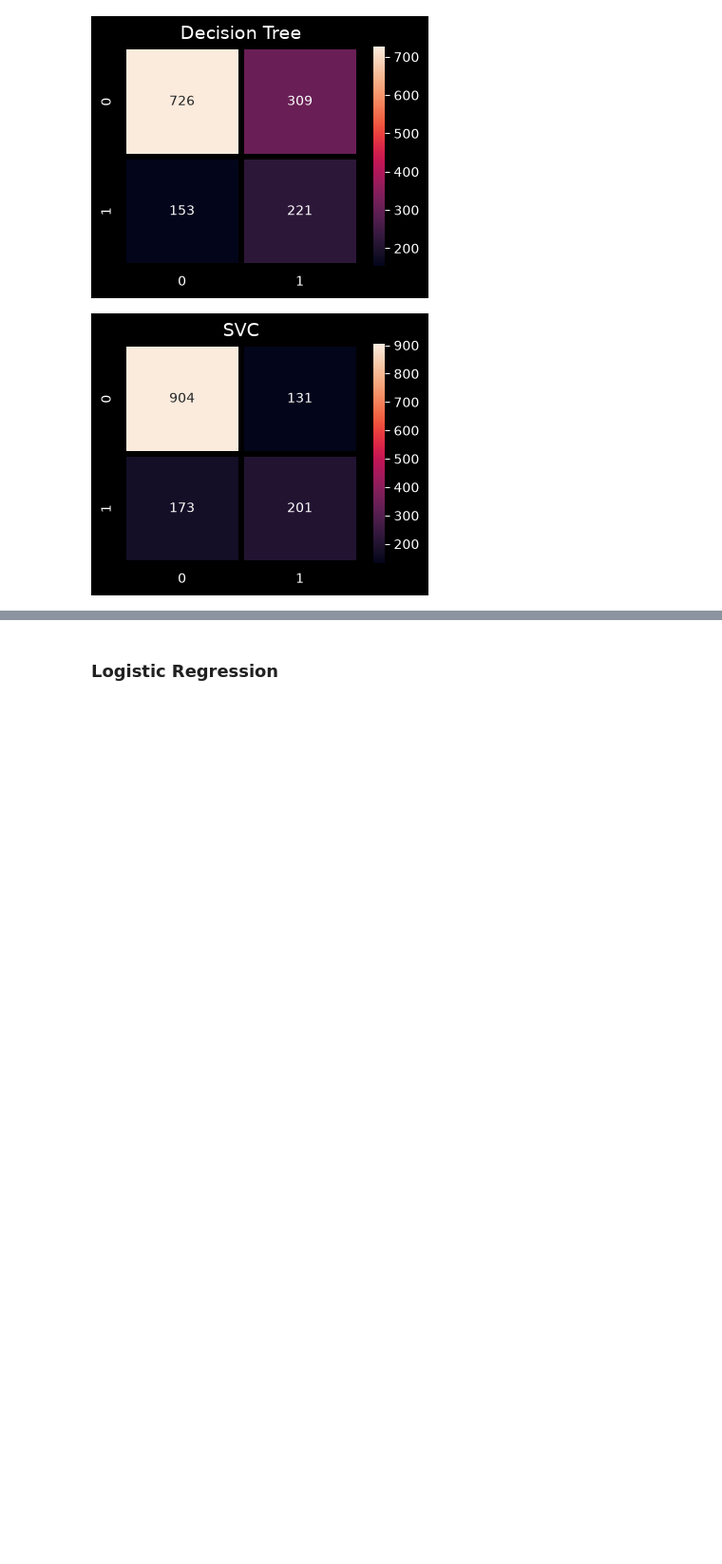
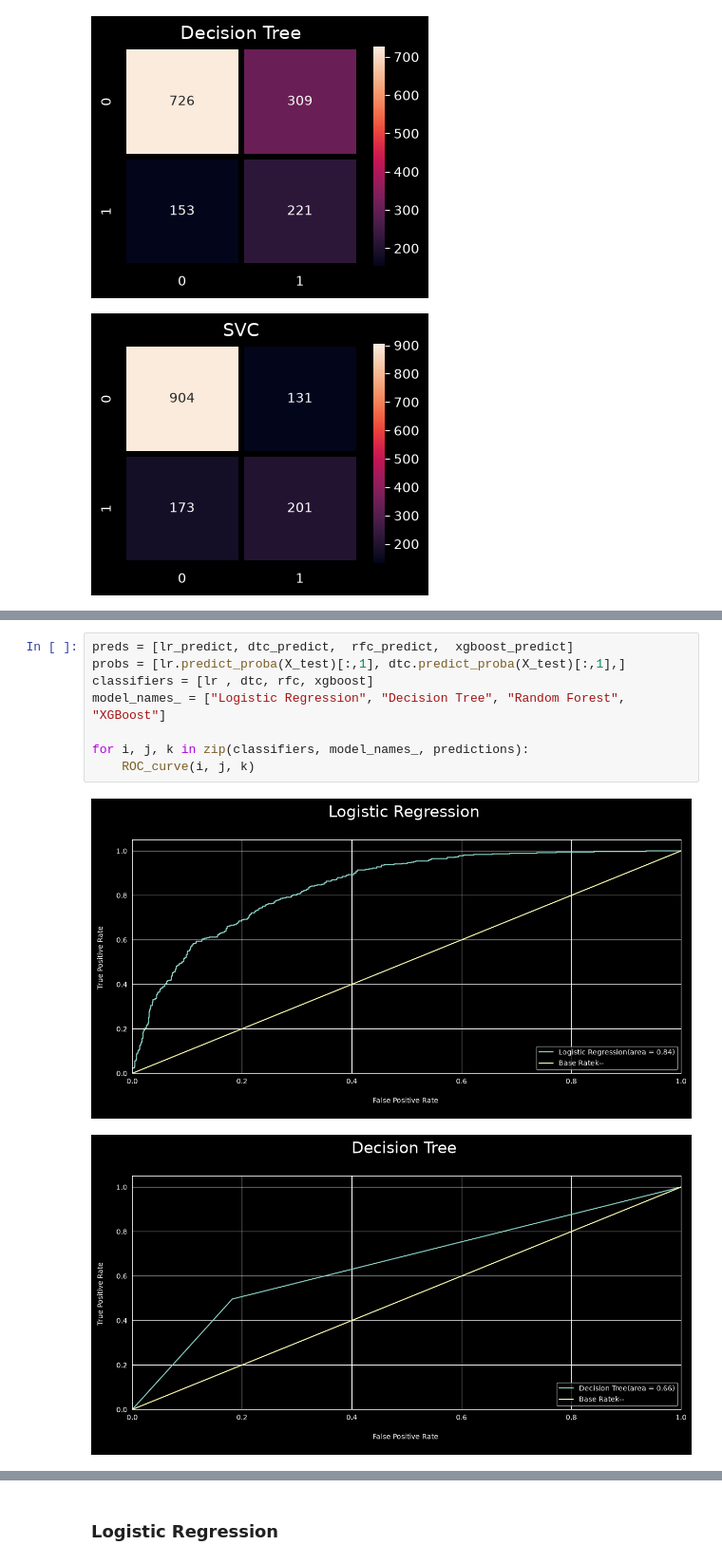
Before and after one commit to rzadrzi/customer_churn_analysis, a Jupyter notebook: customer_churn_analysis.ipynb, the cells around one changed output, grey strips where cells are left out. Shown at 95% size. Drawn from its saved outputs; the diff is of its cells as text; blank space fills up the shorter version.

Commit message:
feat: Add ROC Curve

```diff
--- a/customer_churn_analysis.ipynb
+++ b/customer_churn_analysis.ipynb
@@ -637,0 +676,11 @@ for i, j in zip(predictions, eval_["Model"].values):
+# %%
+preds = [lr_predict, dtc_predict,  rfc_predict,  xgboost_predict]
+probs = [lr.predict_proba(X_test)[:,1], dtc.predict_proba(X_test)[:,1],]
+classifiers = [lr , dtc, rfc, xgboost]
+model_names_ = ["Logistic Regression", "Decision Tree", "Random Forest", "XGBoost"]
+
+for i, j, k in zip(classifiers, model_names_, predictions):
+    ROC_curve(i, j, k)
+# %% [output]
+[figure, added]
+[figure, added]
```
Also changed, not shown: parts of 2 cells of this notebook.
